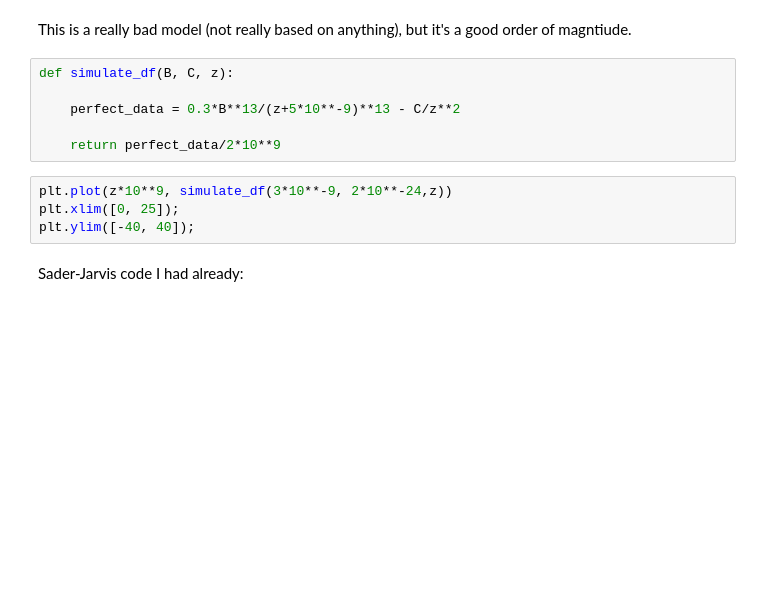
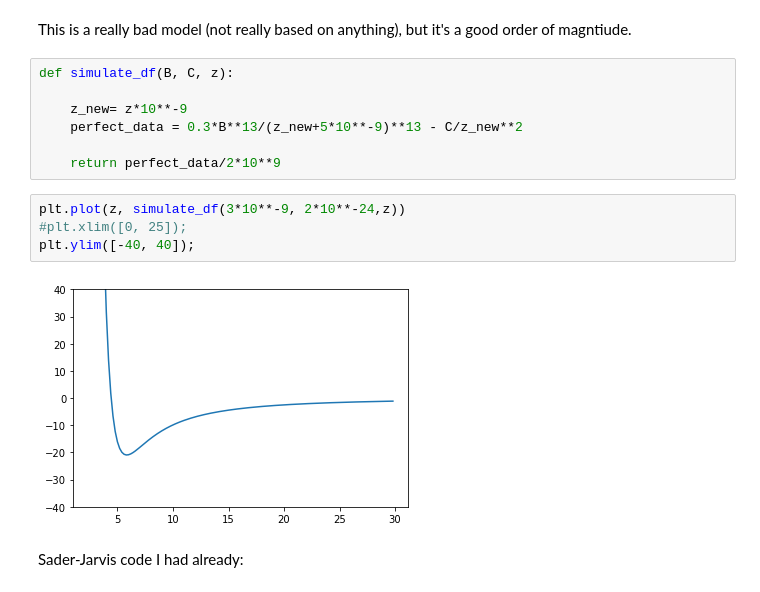
Before and after one commit to phys201/nc_AFM, a Jupyter notebook: documentation.ipynb, the cells around one changed output. Drawn from its saved outputs; the diff is of its cells as text; blank space fills up the shorter version.

```diff
--- a/documentation.ipynb
+++ b/documentation.ipynb
@@ -197,13 +200,16 @@ This is a really bad model (not really based on anything), but it's a good order
 # %%
 def simulate_df(B, C, z):
 
-    perfect_data = 0.3*B**13/(z+5*10**-9)**13 - C/z**2
+    z_new= z*10**-9
+    perfect_data = 0.3*B**13/(z_new+5*10**-9)**13 - C/z_new**2
 
     return perfect_data/2*10**9
 # %%
-plt.plot(z*10**9, simulate_df(3*10**-9, 2*10**-24,z))
-plt.xlim([0, 25]);
+plt.plot(z, simulate_df(3*10**-9, 2*10**-24,z))
+#plt.xlim([0, 25]);
 plt.ylim([-40, 40]);
+# %% [output]
+[figure, added]
 # %% [markdown]
 Sader-Jarvis code I had already:
 # %%
```
Also changed, not shown: parts of 11 cells of this notebook, 1 other file.
